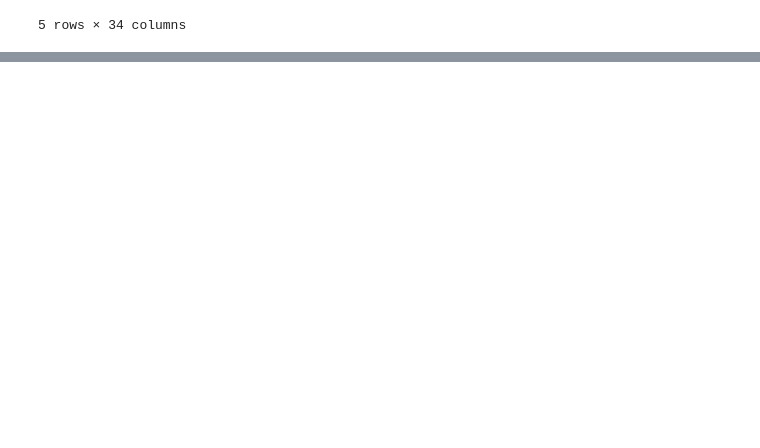
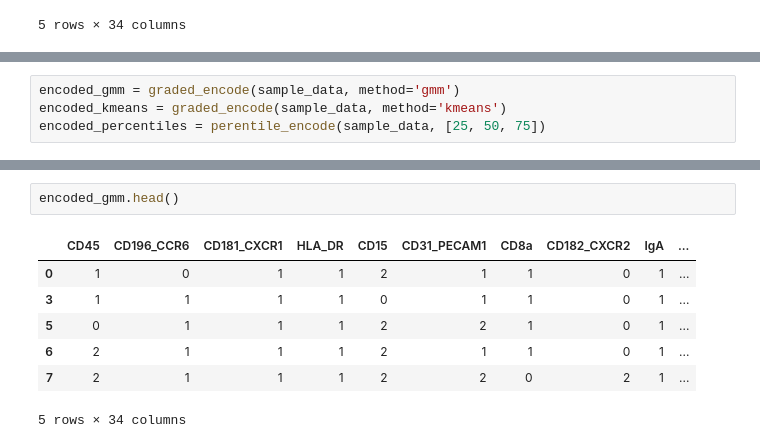
Before and after one commit to STRIDES-Codes/NL4Cell, a Jupyter notebook: NL4Cell_Encode.ipynb, the cells around one changed output, grey strips where cells are left out. Cells and saved outputs as stored; diff of their text form; blank space fills up the shorter version.

Commit message:
Added Kmeans and percentiles for clustering

```diff
--- a/NL4Cell_Encode.ipynb
+++ b/NL4Cell_Encode.ipynb
@@ -254,0 +349,4 @@ graded_table_to_text(graded_table).head()
+# %%
+encoded_gmm = graded_encode(sample_data, method='gmm')
+encoded_kmeans = graded_encode(sample_data, method='kmeans')
+encoded_percentiles = perentile_encode(sample_data, [25, 50, 75])
@@ -254,0 +381,10 @@ graded_table_to_text(graded_table).head()
+# %%
+encoded_gmm.head()
+# %% [output]
+|  | CD45 | CD196_CCR6 | CD181_CXCR1 | HLA_DR | CD15 | CD31_PECAM1 | CD8a | CD182_CXCR2 | IgA | ... |
+| 0 | 1 | 0 | 1 | 1 | 2 | 1 | 1 | 0 | 1 | ... |
+| 3 | 1 | 1 | 1 | 1 | 0 | 1 | 1 | 0 | 1 | ... |
+| 5 | 0 | 1 | 1 | 1 | 2 | 2 | 1 | 0 | 1 | ... |
+| 6 | 2 | 1 | 1 | 1 | 2 | 1 | 1 | 0 | 1 | ... |
+| 7 | 2 | 1 | 1 | 1 | 2 | 2 | 0 | 2 | 1 | ... |
+5 rows × 34 columns
```
Also changed, not shown: parts of 7 cells of this notebook.
